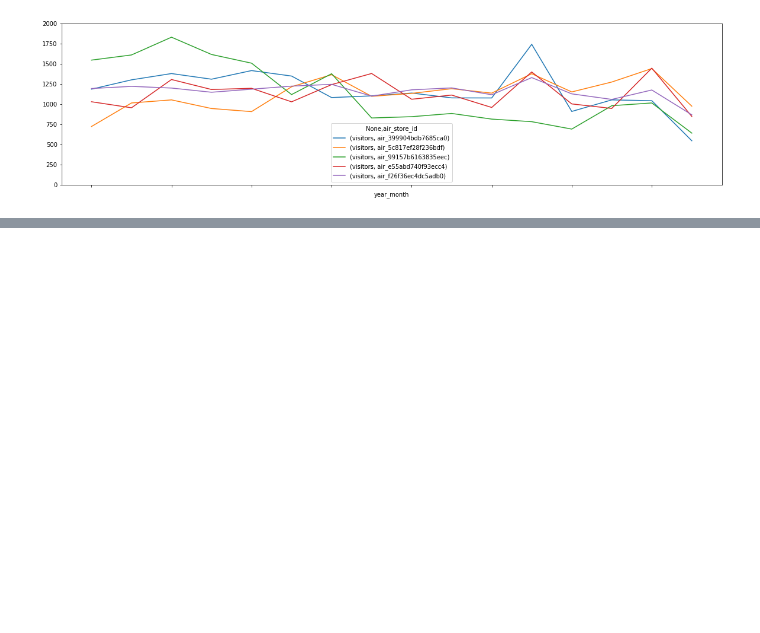
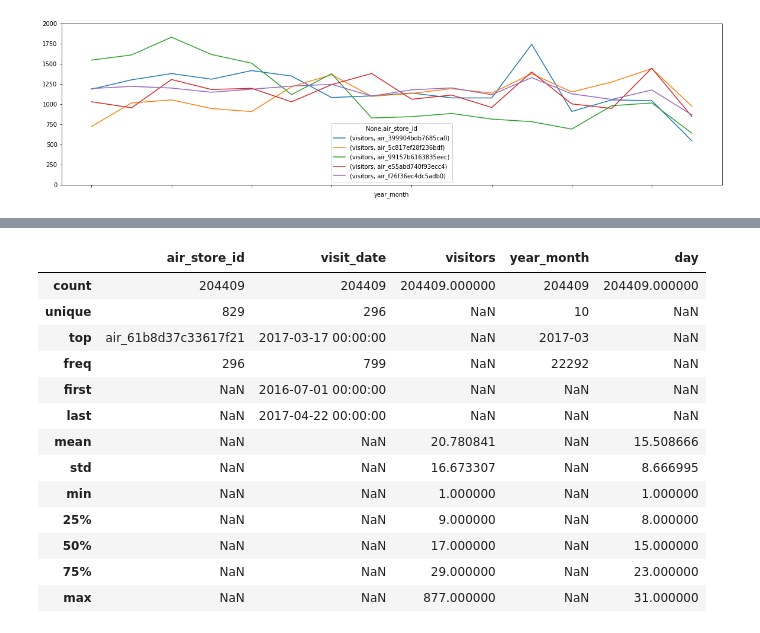
Before and after one commit to recruit-exercise/recruit_exercise, a Jupyter notebook: notebook/check_air_visit_data.ipynb, the cells around one changed output, grey strips where cells are left out. Drawn from its saved outputs; the diff is of its cells as text; code cells hidden in the pictures; blank space fills up the shorter version.

```diff
--- a/notebook/check_air_visit_data.ipynb
+++ b/notebook/check_air_visit_data.ipynb
@@ -177,0 +214,17 @@ pv.plot(figsize=(20,5), ylim=(0,2000))
+# %%
+after_0701.describe(include='all')
+# %% [output]
+|  | air_store_id | visit_date | visitors | year_month | day |
+| count | 204409 | 204409 | 204409.000000 | 204409 | 204409.000000 |
+| unique | 829 | 296 | NaN | 10 | NaN |
+| top | air_61b8d37c33617f21 | 2017-03-17 00:00:00 | NaN | 2017-03 | NaN |
+| freq | 296 | 799 | NaN | 22292 | NaN |
+| first | NaN | 2016-07-01 00:00:00 | NaN | NaN | NaN |
+| last | NaN | 2017-04-22 00:00:00 | NaN | NaN | NaN |
+| mean | NaN | NaN | 20.780841 | NaN | 15.508666 |
+| std | NaN | NaN | 16.673307 | NaN | 8.666995 |
+| min | NaN | NaN | 1.000000 | NaN | 1.000000 |
+| 25% | NaN | NaN | 9.000000 | NaN | 8.000000 |
+| 50% | NaN | NaN | 17.000000 | NaN | 15.000000 |
+| 75% | NaN | NaN | 29.000000 | NaN | 23.000000 |
+| max | NaN | NaN | 877.000000 | NaN | 31.000000 |
```
Also changed, not shown: parts of 6 cells of this notebook.
